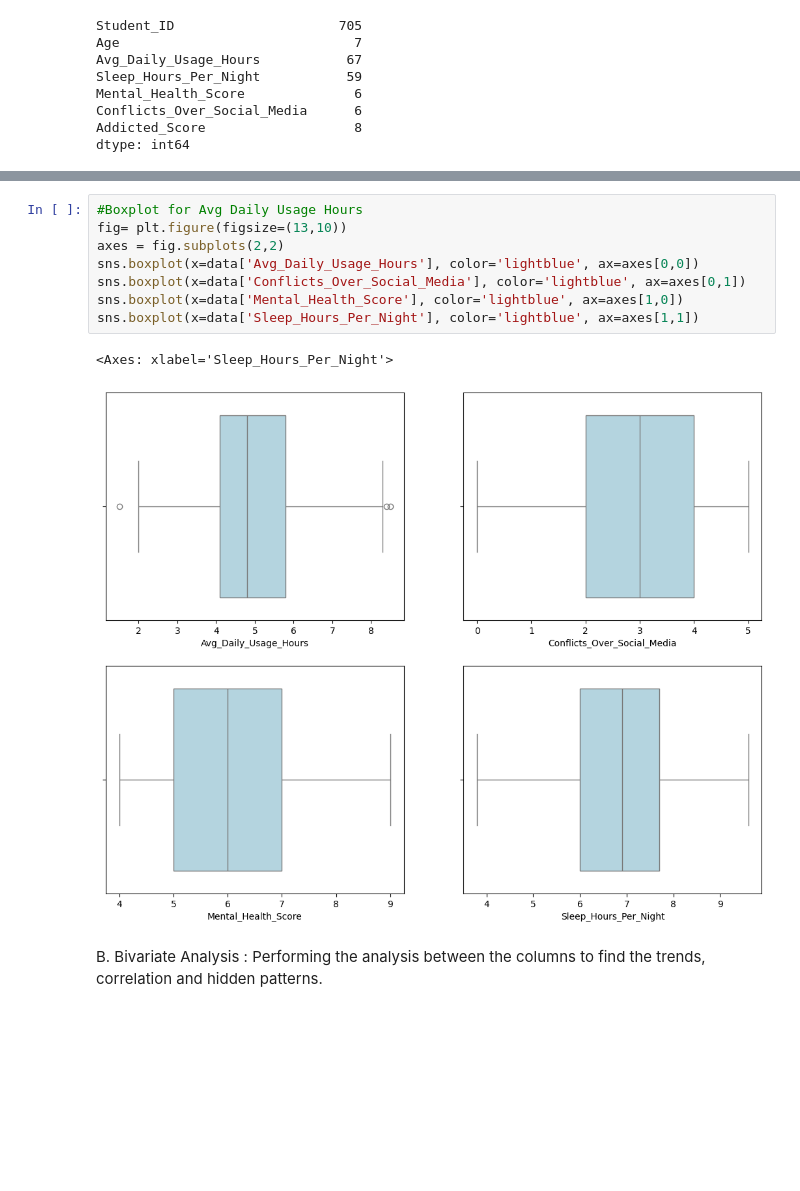
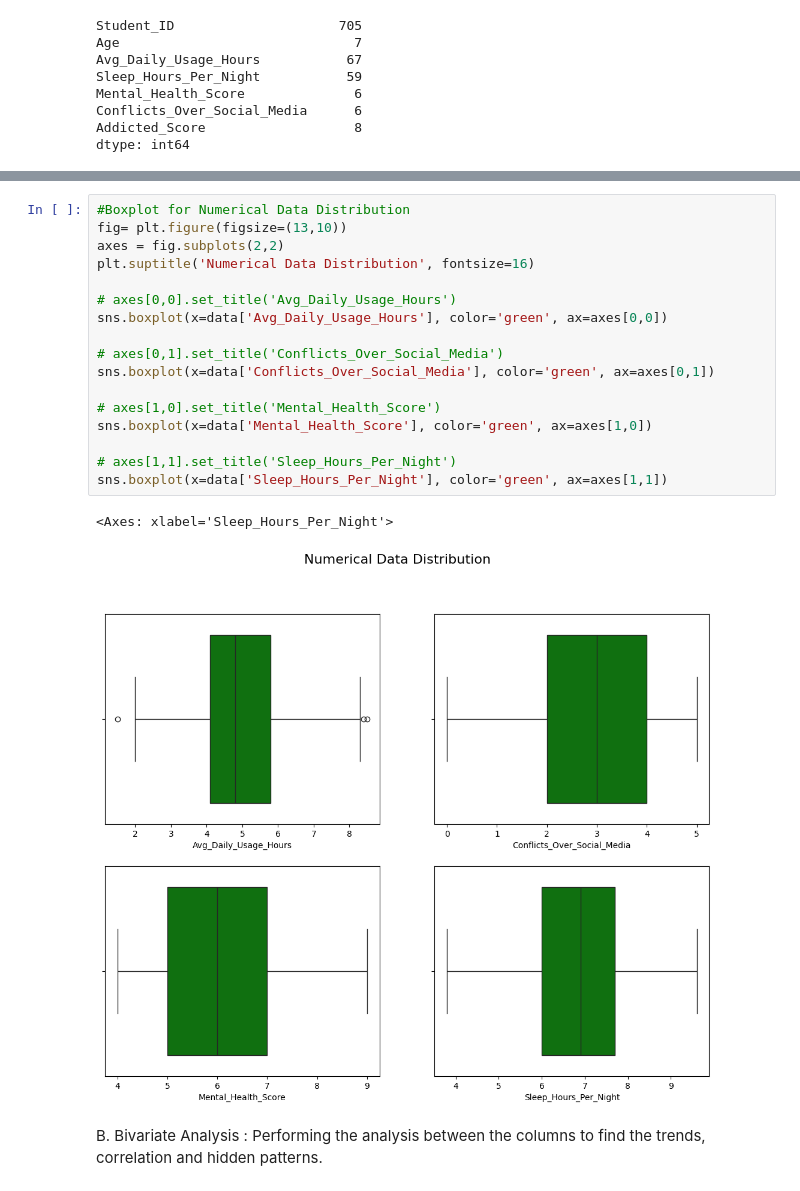
Before and after one commit to Harsh-1598/Students-Social-Media-Addiction, a Jupyter notebook: codes/main.ipynb, the cells around one changed output, grey strips where cells are left out. Cells and saved outputs as stored; diff of their text form; blank space fills up the shorter version.

```diff
--- a/codes/main.ipynb
+++ b/codes/main.ipynb
@@ -193,14 +184,23 @@ https://gist.github.com/mwaskom/de44147ed2974457ad6372750bbe5751
 # %%
-#Boxplot for Avg Daily Usage Hours
+#Boxplot for Numerical Data Distribution
 fig= plt.figure(figsize=(13,10))
 axes = fig.subplots(2,2)
-sns.boxplot(x=data['Avg_Daily_Usage_Hours'], color='lightblue', ax=axes[0,0])
-sns.boxplot(x=data['Conflicts_Over_Social_Media'], color='lightblue', ax=axes[0,1])
-sns.boxplot(x=data['Mental_Health_Score'], color='lightblue', ax=axes[1,0])
-sns.boxplot(x=data['Sleep_Hours_Per_Night'], color='lightblue', ax=axes[1,1])
+plt.suptitle('Numerical Data Distribution', fontsize=16)
+
+# axes[0,0].set_title('Avg_Daily_Usage_Hours')
+sns.boxplot(x=data['Avg_Daily_Usage_Hours'], color='green', ax=axes[0,0])
+
+# axes[0,1].set_title('Conflicts_Over_Social_Media')
+sns.boxplot(x=data['Conflicts_Over_Social_Media'], color='green', ax=axes[0,1])
+
+# axes[1,0].set_title('Mental_Health_Score')
+sns.boxplot(x=data['Mental_Health_Score'], color='green', ax=axes[1,0])
+
+# axes[1,1].set_title('Sleep_Hours_Per_Night')
+sns.boxplot(x=data['Sleep_Hours_Per_Night'], color='green', ax=axes[1,1])
 # %% [output]
 <Axes: xlabel='Sleep_Hours_Per_Night'>
-[figure, old version]
+[figure, new version]
 # %% [markdown]
 B. Bivariate Analysis : Performing the analysis between the columns to find the trends, correlation and hidden patterns.
 # %%
```
Also changed, not shown: parts of 12 cells of this notebook, 3 other files.
